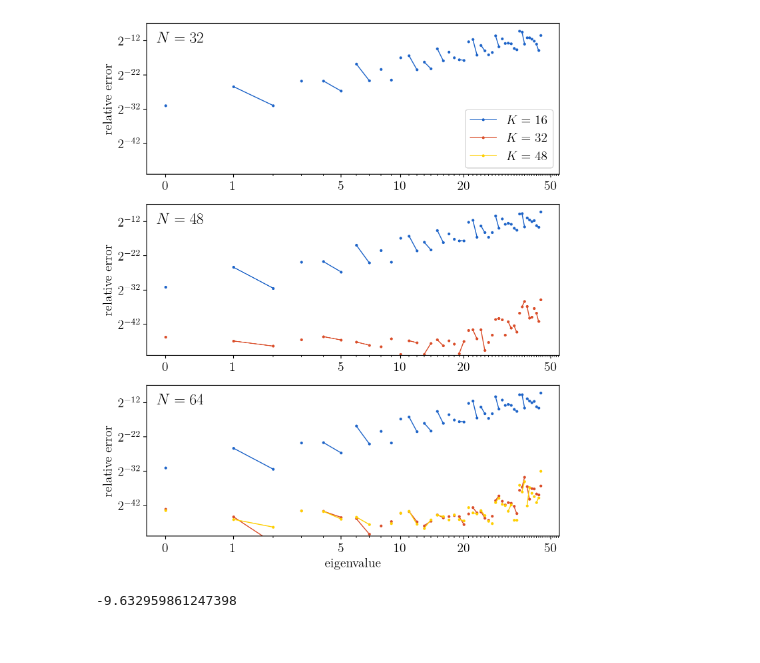
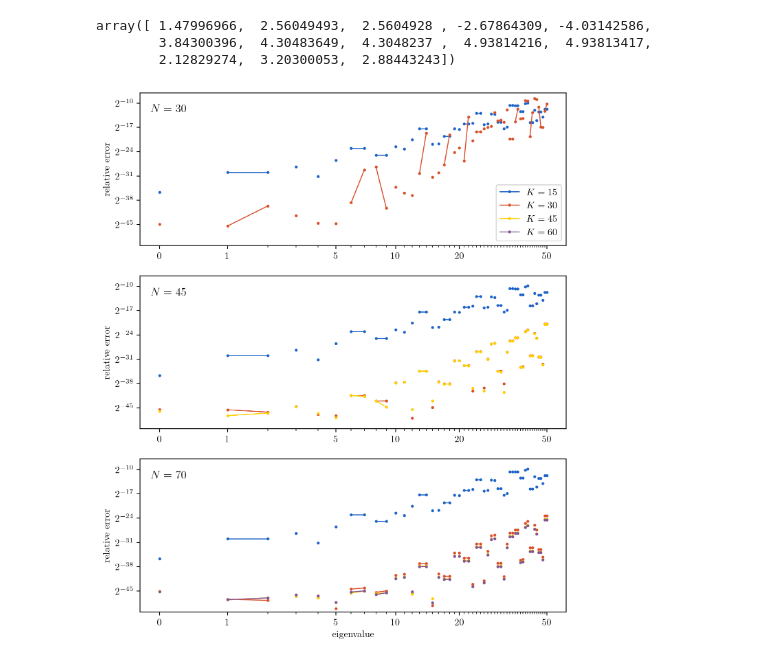
Before and after one commit to toonijn/PhD-thesis, a Jupyter notebook: img/chapter4/nm_benchmark_ixaru.ipynb, the cells around one changed output. Cells and saved outputs as stored; diff of their text form; code cells hidden in the pictures.

Commit message:
start ixaru H4

```diff
--- a/img/chapter4/nm_benchmark_ixaru.ipynb
+++ b/img/chapter4/nm_benchmark_ixaru.ipynb
@@ -123,3 +37,23 @@ results_by_n, results_by_m = test_problem(settings, shiftInvert=True, tolerance=
+# %%
+reported = np.array([3.1959181, 5.5267439, 5.5267439, 7.5578033, 8.0312723, 8.4445814, 9.9280611, 9.9280611, 11.3118171, 11.3118171, 12.1032536, 12.2011790, 13.3323313])
+
+(reported - np.array(extremely_accurate)[:len(reported)])*10**8
+# %% [output]
+array([ 1.47996966,  2.56049493,  2.5604928 , -2.67864309, -4.03142586,
+        3.84300396,  4.30483649,  4.3048237 ,  4.93814216,  4.93813417,
+        2.12829274,  3.20300053,  2.88443243])
+# %%
+from tqdm import tqdm
+from itertools import product
+
+data = {}
+
+ks = [15, 30, 45, 60]
+ns = [30, 45, 70]
+for k, n in tqdm(list(product(ks, ns))):
+    s = Schrodinger2D(V, Rectangle(-10,10, -10,10),
+                      gridSize=(n, n), maxBasisSize=k)
+    data[(n, k)] = np.array(s.eigenvalues(c+10, tolerance=1e-14)[:c])
 # %%
 import matplotlib.pyplot as plt
 from matplotlib.ticker import FixedLocator, FormatStrFormatter, ScalarFormatter
@@ -127,50 +61,50 @@ from matplotlib.ticker import FixedLocator, FormatStrFormatter, ScalarFormatter
 
 fig, axes = plt.subplots(3, 1, figsize=(8, 10), dpi=200)
 
-for ni, n in enumerate([32, 48, 64]):
-    rm = dict(results_by_n[n])
-    N = len(next(iter(rm.values())))
+mults = [1]
+for i in range(1, c):
+    if abs(extremely_accurate[i-1] - extremely_accurate[i]) < 1e-8:
+        mults[-1] += 1
+    else:
+        mults.append(1)
 
+for ni, n in enumerate(ns):
     ax = axes[ni]
     ax.set_xscale('log', base=10)
     ax.set_yscale('log', base=2)
-    xticks = [1, 2, 6, 11, 21, 51, 101]
+    xticks = [1, 2, 6, 11, 21, 51]
     ax.set_xticks(xticks, labels=[f"{x-1}" for x in xticks])
-    ax.set_xticks(range(1, 101), labels=[], minor=True)
+    ax.set_xticks(range(1, 51), labels=[], minor=True)
     ax.set_ylim(2**-51, 2**-7)
     ax.set_ylabel("relative error")
     if ni == 2:
         ax.set_xlabel("eigenvalue")
 
-    mults = settings["multiplicities"]
-
-    for i, (m, r) in enumerate(sorted(rm.items())):
+    for i, k in enumerate(ks):
+        if k > n:
+            continue
         j = 0
-
+        r = np.abs((data[(n, k)] - extremely_accurate)/extremely_accurate)
         kwargs = dict(
-            label=f"$K={m}$",
+            label=f"$K={k}$",
             color=ugent.palet[i],
             marker='.', ls='-', lw=1, markersize=4,
         )
         for mult in mults:
             d = r[j:j+mult]
             ax.plot(range(j + 1, j+len(d)+1), d, **kwargs)
             if j == 0:
                 del kwargs["label"]
             j += mult
             if j >= len(r):
                 break
 
     ax.set_title(f"$N = {n}$", y=0.835, x=0.025, loc="left")
 
 
 axes[0].legend(*axes[2].get_legend_handles_labels(), loc="lower right")
 
 fig.show()
-plt.savefig(f"nm_test_henon.pdf", bbox_inches="tight")
+plt.savefig(f"nm_test_ixaru.pdf", bbox_inches="tight")
 # %% [output]
-[figure, old version]
+[figure, new version]
-# %%
-math.log10(2**-32)
-# %% [output]
--9.632959861247398
```
Also changed, not shown: parts of 13 cells of this notebook, 3 other files.
